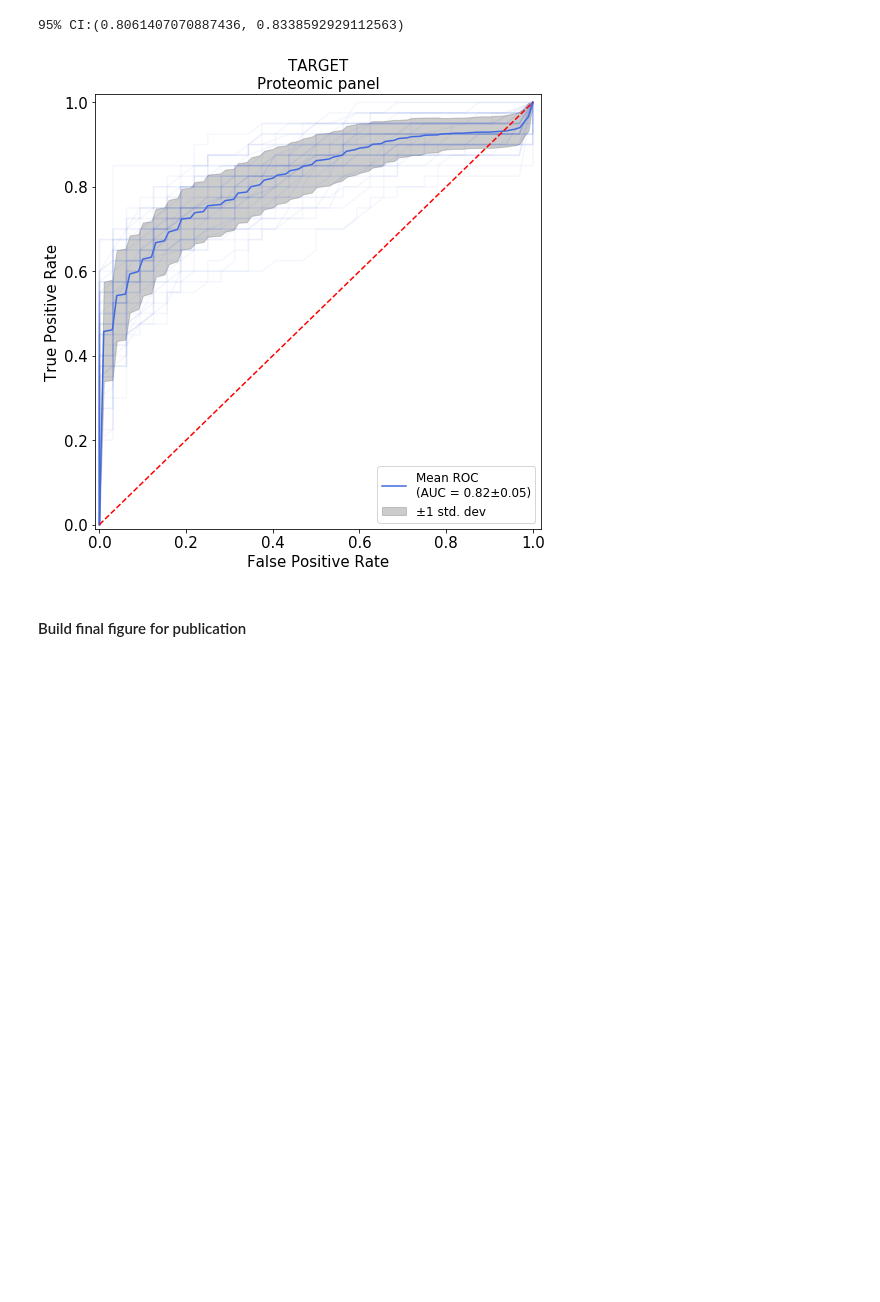
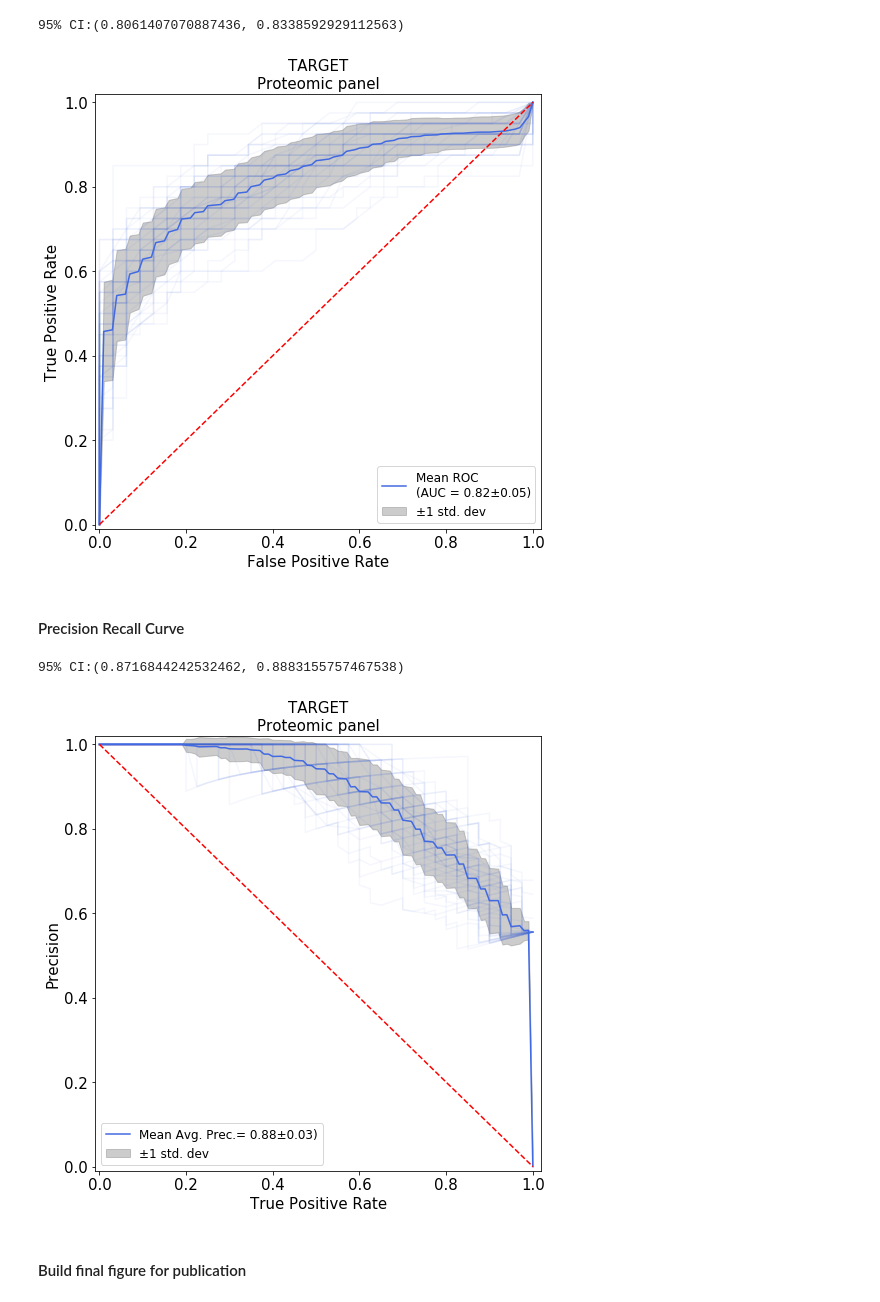
Before and after one commit to llniu/ALD-study, a Jupyter notebook: ald_analysis_hw.ipynb, the cells around one changed output. Cells and saved outputs as stored; diff of their text form; code cells hidden in the pictures; blank space fills up the shorter version.

```diff
--- a/ald_analysis_hw.ipynb
+++ b/ald_analysis_hw.ipynb
@@ -1861,6 +2000,73 @@ plot_roc_curve(ax, roc_curve_results['F2_Logistic'], 'TARGET')
 # %% [output]
 95% CI:(0.8061407070887436, 0.8338592929112563)
 [figure]
+# %% [markdown]
+#### Precision Recall Curve
+# %%
+def plot_prc_curve(ax, runs_roc_auc_scores, endpoint=''):
+
+    precisions = []
+    base_recall = np.linspace(0, 1, 101)
+    avg_precision = []
+    for precision, recall, thresholds, _average_precision in runs_roc_auc_scores:
+
+        avg_precision.append(_average_precision)
+
+        ax.plot(recall, precision, 'royalblue', alpha=0.05)
+
+        precision =  np.interp(base_recall, recall[::-1], precision[::-1])
+        precision[-1]=0.0
+        precisions.append(precision)
+    ax.set(xlabel="Recall", ylabel="Precision")
+
+
+    precisions = np.array(precisions)
+    mean_precisions = precisions.mean(axis=0)
+    std_precisions = precisions.std(axis=0)
+
+    precisions_upper = mean_precisions + std_precisions
+    precisions_lower = mean_precisions - std_precisions
+
+    mean_avg_prec = np.mean(avg_precision).round(2)
+    sd_avg_prec = np.std(avg_precision).round(2)
+    se_avg_prec = sd_avg_prec/np.sqrt(len(avg_precision))
+
+    CI = (mean_avg_prec-1.96 * se_avg_prec, mean_avg_prec + 1.96 * se_avg_prec)
+
+    ax.plot(base_recall, mean_precisions, color = 'royalblue',
+             label = 'Mean Avg. Prec.= {}±{})'.format(mean_avg_prec, sd_avg_prec))
+    ax.fill_between(base_recall, precisions_lower, precisions_upper, color='grey', alpha=0.4, label = '±1 std. dev')
+
+    ax.plot([0, 1], [1, 0],'r--')
+    ax.set_xlim([-0.01, 1.02])
+    ax.set_ylim([-0.01, 1.02])
+    ax.set_ylabel('Precision', fontsize = 15)
+    ax.set_xlabel('True Positive Rate', fontsize = 15)
+    ax.tick_params(labelsize = 15)
+    ax.legend(fontsize = 12)
+    ax.set_title('{}\nProteomic panel'.format(endpoint), fontsize = 15)
+    #  plt.savefig('figures/ROC_{}.pdf'.format(endpoint), dpi=120, bbox_inches='tight')
+    print("95% CI:{}".format(CI))
+#     pos_label = estimator.classes_[1]
+#     precision, recall, _ = precision_recall_curve(y, y_pred,
+#                                                   pos_label=pos_label,
+#                                                   sample_weight=sample_weight)
+#     average_precision = average_precision_score(y, y_pred,
+#                                                 pos_label=pos_label,
+#                                                 sample_weight=sample_weight)
+#     name = name if name is not None else estimator.__class__.__name__
+#     viz = PrecisionRecallDisplay(
+#         precision=precision, recall=recall,
+#         average_precision=average_precision, estimator_name=name
+#     )
+#     return viz.plot(ax=ax, name=name, **kwargs)
+
+
+fig, ax = plt.subplots(figsize=(8, 8))
+plot_prc_curve(ax, precision_recall_results['F2_Logistic'], 'TARGET')
+# %% [output]
+95% CI:(0.8716844242532462, 0.8883155757467538)
+[figure, added]
 # %% [markdown]
 #### Build final figure for publication
 # %%
```
Also changed, not shown: parts of 24 cells of this notebook, 1 other file.
